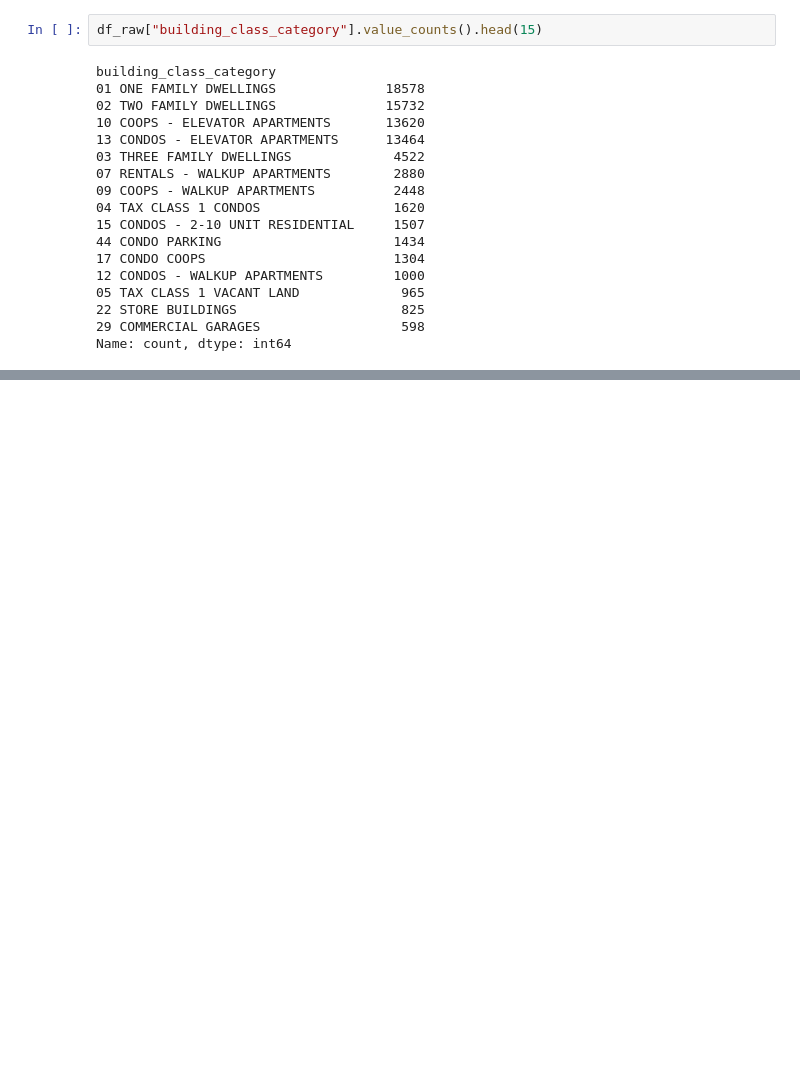
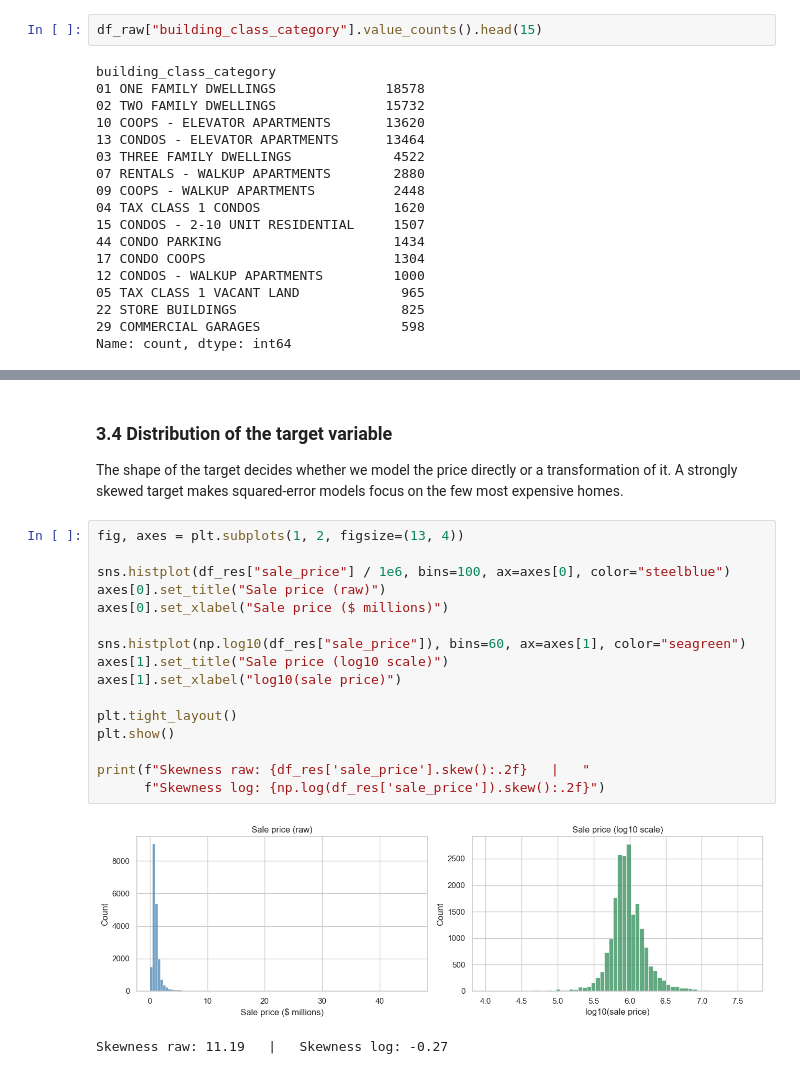
Before and after one commit to nodirbeksolijonov/MLDA-CW1-NYC-Property-Sales, a Jupyter notebook: MLDA_CW1_NYC_Property_Sales.ipynb, the cells around one changed output, grey strips where cells are left out. Cells and saved outputs as stored; diff of their text form; blank space fills up the shorter version.

```diff
--- a/MLDA_CW1_NYC_Property_Sales.ipynb
+++ b/MLDA_CW1_NYC_Property_Sales.ipynb
@@ -232,0 +386,22 @@ Name: count, dtype: int64
+# %% [markdown]
+### 3.4 Distribution of the target variable
+The shape of the target decides whether we model the price directly or a transformation of it. A strongly skewed target makes squared-error models focus on the few most expensive homes.
+# %%
+fig, axes = plt.subplots(1, 2, figsize=(13, 4))
+
+sns.histplot(df_res["sale_price"] / 1e6, bins=100, ax=axes[0], color="steelblue")
+axes[0].set_title("Sale price (raw)")
+axes[0].set_xlabel("Sale price ($ millions)")
+
+sns.histplot(np.log10(df_res["sale_price"]), bins=60, ax=axes[1], color="seagreen")
+axes[1].set_title("Sale price (log10 scale)")
+axes[1].set_xlabel("log10(sale price)")
+
+plt.tight_layout()
+plt.show()
+
+print(f"Skewness raw: {df_res['sale_price'].skew():.2f}   |   "
+      f"Skewness log: {np.log(df_res['sale_price']).skew():.2f}")
+# %% [output]
+[figure, added]
+Skewness raw: 11.19   |   Skewness log: -0.27
```
Also changed, not shown: parts of 34 cells of this notebook.
